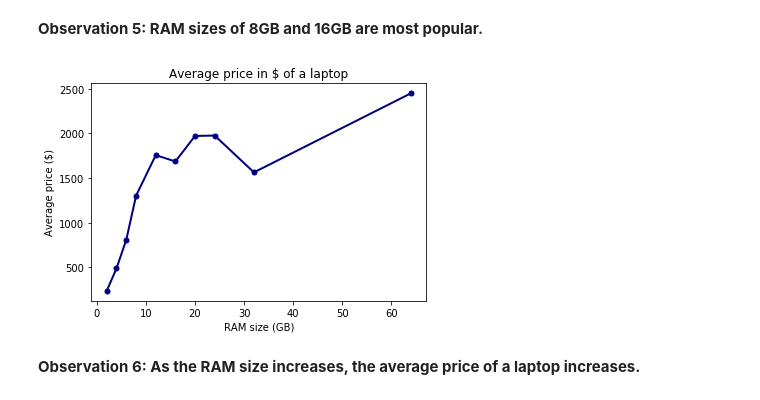
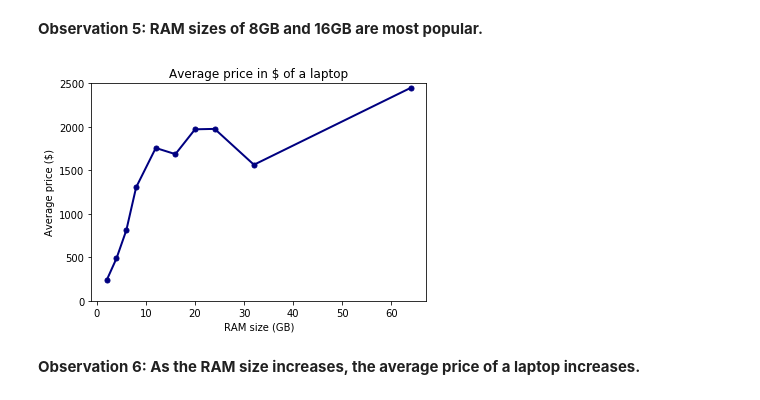
Before and after one commit to dliangsta/CS839-project, a Jupyter notebook: stage-4/olap.ipynb, the cells around one changed output. Drawn from its saved outputs; the diff is of its cells as text; code cells hidden in the pictures.

```diff
--- a/stage-4/olap.ipynb
+++ b/stage-4/olap.ipynb
@@ -132,10 +138,11 @@ plt.show()
 # %%
 xx.plot(lw=2, colormap='jet', marker='.', markersize=10,
          title='Average price in $ of a laptop')
 plt.xlabel('RAM size (GB)')
 plt.ylabel('Average price ($)')
+plt.ylim((0,2500))
 plt.show()
 # %% [output]
-[figure, old version]
+[figure, new version]
 # %% [markdown]
 **Observation 6: As the RAM size increases, the average price of a laptop increases.**
```
Also changed, not shown: parts of 14 cells of this notebook.
